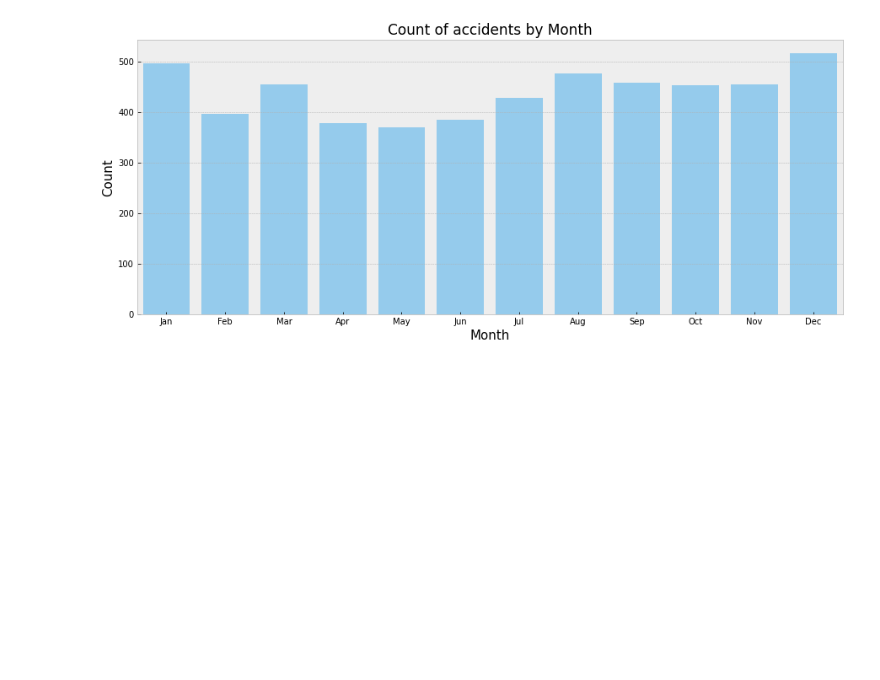
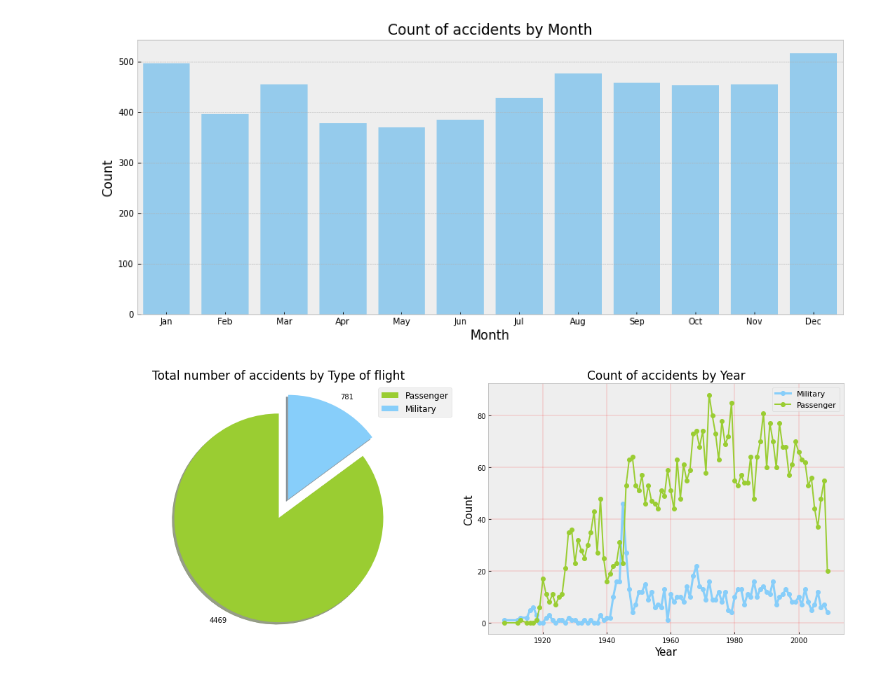
Before and after one commit to A-mangio/incidenti_aerei, a Jupyter notebook: airplaneCrashes.ipynb, the cells around one changed output. Drawn from its saved outputs; the diff is of its cells as text; code cells hidden in the pictures; blank space fills up the shorter version.

Commit message:
adding graph about scheduled flight and ratio fatalities

```diff
--- a/airplaneCrashes.ipynb
+++ b/airplaneCrashes.ipynb
@@ -62,10 +62,9 @@ Data['Time'] = Data['Time'].str.replace('c: ', '')
 Data['Time'] = Data['Time'].str.replace('c:', '')
 Data['Time'] = Data['Time'].str.replace('c', '')
 Data['Time'] = Data['Time'].str.replace('12\'20', '12:20')
-Data['Time'] = Data['Time'].str.replace('18.40', '18:40')
 Data['Time'] = Data['Time'].str.replace('0943', '09:43')
 Data['Time'] = Data['Time'].str.replace('22\'08', '22:08')
-Data['Time'] = Data['Time'].str.replace('114:20', '14:20') #All 114:20 value are replaced with 14:20 value
+Data['Time'] = Data['Time'].str.replace('114:20', '14:20')
 
 Data['Time'] = Data['Date'] + ' ' + Data['Time'] #joining two rows (data and time)
 def todate(x):
@@ -104,3 +102,37 @@ plt.title('Count of accidents by Month', loc='Center', fontsize=17)
 plt.show()
 # %% [output]
 [figure]
+# %%
+Temp = Data.copy()
+Temp['isMilitary'] = Temp.Operator.str.contains('MILITARY')
+Temp = Temp.groupby('isMilitary')[['isMilitary']].count()
+Temp.index = ['Passenger', 'Military']
+
+Temp2 = Data.copy()
+Temp2['Military'] = Temp2.Operator.str.contains('MILITARY')
+Temp2['Passenger'] = Temp2.Military == False
+Temp2 = Temp2.loc[:, ['Time', 'Military', 'Passenger']] # dataframe with Index Time Military Passenger
+Temp2 = Temp2.groupby(Temp2.Time.dt.year)[['Military', 'Passenger']].aggregate(np.count_nonzero) # group by years omitting the null (false) count
+
+
+
+colors = ['yellowgreen', 'lightskyblue']
+plt.figure(figsize=(15,6))
+plt.subplot(1, 2, 1)
+patches, texts = plt.pie(Temp.isMilitary, colors=colors, labels=Temp.isMilitary, startangle=90, shadow = True, explode={0.2, 0.0})
+plt.legend(patches, Temp.index, loc="best", fontsize=12)
+plt.axis('equal')
+plt.title('Total number of accidents by Type of flight', loc='Center', fontsize=17)
+
+plt.subplot(1, 2, 2)
+plt.grid(True, linewidth=0.2, color='#ff0000', linestyle='-')
+plt.plot(Temp2.index, 'Military', data=Temp2, color='lightskyblue', marker = "o", linewidth=3)
+plt.plot(Temp2.index, 'Passenger', data=Temp2, color='yellowgreen', marker = "o", linewidth=2)
+plt.legend(fontsize=11)
+plt.xlabel('Year', fontsize=15)
+plt.ylabel('Count', fontsize=15)
+plt.title('Count of accidents by Year', loc='Center', fontsize=17)
+plt.tight_layout()
+plt.show()
+# %% [output]
+[figure, added]
```
Also changed, not shown: parts of 5 cells of this notebook, 2 other files.
